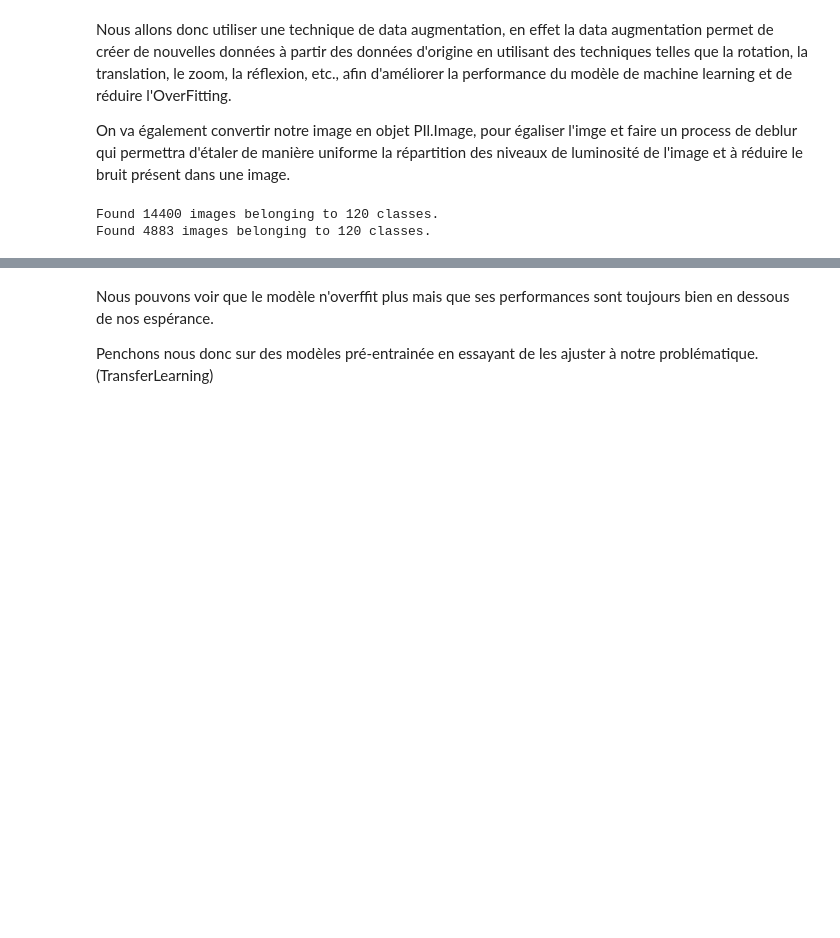
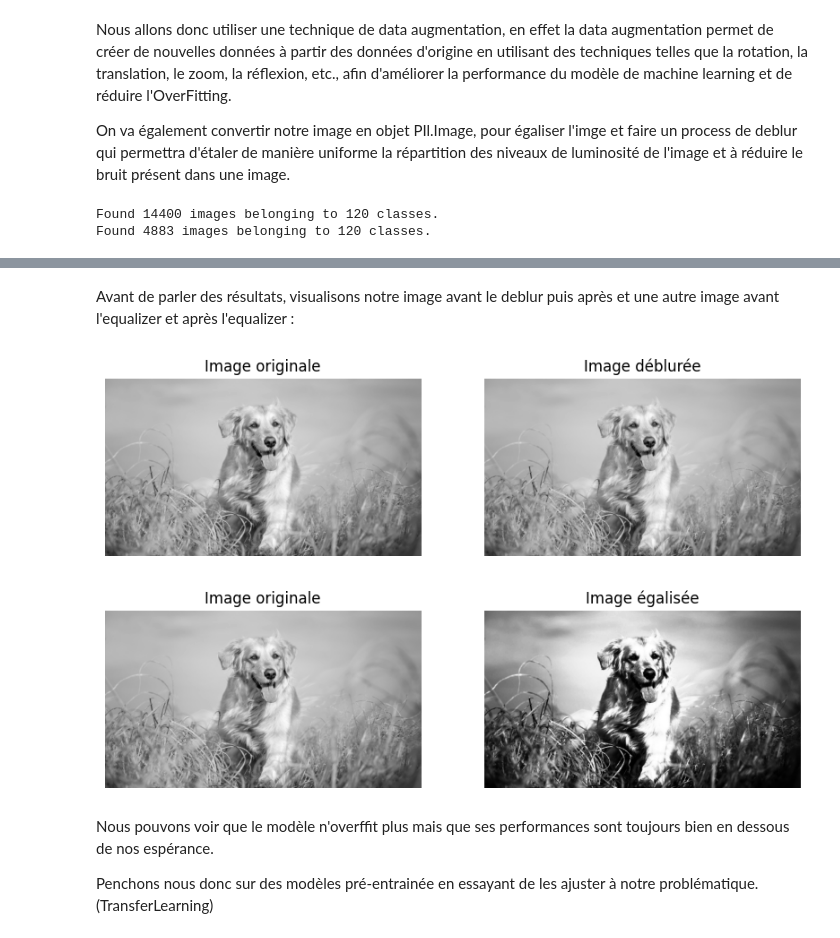
Before and after one commit to miinushi/P6_7_machine_learning, a Jupyter notebook: notebook.ipynb, the cells around one changed output, grey strips where cells are left out. Drawn from its saved outputs; the diff is of its cells as text; code cells hidden in the pictures; blank space fills up the shorter version.

Commit message:
update hyperparam method & deblur/equalizer visu

```diff
--- a/notebook.ipynb
+++ b/notebook.ipynb
@@ -307,3 +276,42 @@ Found 758 images belonging to 120 classes.
+# %% [markdown]
+Avant de parler des résultats, visualisons notre image avant le deblur puis après et une autre image avant l'equalizer et après l'equalizer :
+# %%
+from skimage import io, exposure, color, transform
+
+# Chargement de l'image
+image = io.imread('data/prediction/prediction.jpg')
+
+# Conversion de l'image en niveaux de gris si elle est en couleur
+if image.ndim == 3:
+    image = color.rgb2gray(image)
+
+# Déblur de l'image
+image_deblur = denoise_wavelet(image)
+
+# Egalisation de l'histogramme
+image_equalized = exposure.equalize_hist(image)
+
+# Affichage des images
+fig, ax = plt.subplots(nrows=1, ncols=2, figsize=(10, 5))
+ax[0].imshow(image, cmap='gray')
+ax[0].axis('off')
+ax[0].set_title('Image originale')
+ax[1].imshow(image_deblur, cmap='gray')
+ax[1].axis('off')
+ax[1].set_title('Image déblurée')
+plt.show()
+
+fig, ax = plt.subplots(nrows=1, ncols=2, figsize=(10, 5))
+ax[0].imshow(image, cmap='gray')
+ax[0].axis('off')
+ax[0].set_title('Image originale')
+ax[1].imshow(image_equalized, cmap='gray')
+ax[1].axis('off')
+ax[1].set_title('Image égalisée')
+plt.show()
+# %% [output]
+[figure, added]
+[figure, added]
 # %% [markdown]
 Nous pouvons voir que le modèle n'overffit plus mais que ses performances sont toujours bien en dessous de nos espérance.
 
```
Also changed, not shown: parts of 23 cells of this notebook.
